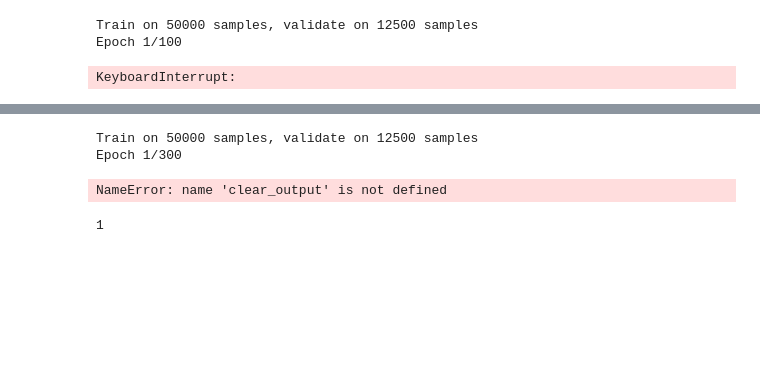
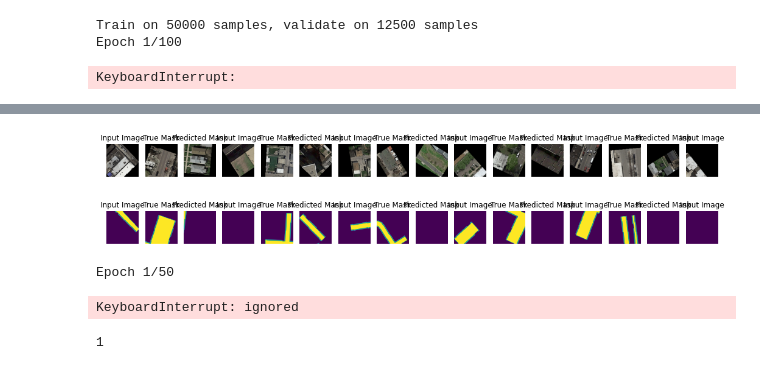
Before and after one commit to matejsladek/CIL_street, a Jupyter notebook: code/patch_based/main.ipynb, the cells around one changed output, grey strips where cells are left out. Saved outputs shown, nothing was run; the diff lists cells and outputs as text; code cells hidden in the pictures; blank space fills up the shorter version.

```diff
--- a/code/patch_based/main.ipynb
+++ b/code/patch_based/main.ipynb
@@ -560,0 +587,25 @@ show_predictions()
+# %%
+data_gen_args = dict(
+  # brightness_range=[0.5,1.5],
+  rotation_range=180.,
+  width_shift_range=0.2,
+  height_shift_range=0.2,
+  # zoom_range=0.2,
+  fill_mode="constant",
+  cval=0,
+  horizontal_flip=True,
+  vertical_flip=True
+)
+data_gen_args2 = dict(
+  # brightness_range=[0.5,1.5],
+  rotation_range=180.,
+  width_shift_range=0.2,
+  height_shift_range=0.2,
+  # zoom_range=0.2,
+  fill_mode="constant",
+  cval=0,
+  horizontal_flip=True,
+  vertical_flip=True
+)
+image_datagen = ImageDataGenerator(**data_gen_args)
+mask_datagen = ImageDataGenerator(**data_gen_args)
@@ -561,3 +616,16 @@ show_predictions()
+# %%
+image_generator = image_datagen.flow(X_train, batch_size=16, seed=seed)
+mask_generator = mask_datagen.flow(y_train, batch_size=16, seed=seed)
+
+train_generator = zip(image_generator, mask_generator)
+# %%
+for X_batch, y_batch in train_generator:
+  display_sample(X_batch)
+  display_sample(y_batch)
+  break
+# %% [output]
+[figure, added]
+[figure, added]
 # %%
 class DisplayCallback(tf.keras.callbacks.Callback):
     def on_epoch_end(self, epoch, logs=None):
@@ -567,7 +635,7 @@ class DisplayCallback(tf.keras.callbacks.Callback):
 
 TRAINSET_SIZE = X_train.shape[0]
 VALSET_SIZE = X_test.shape[0]
-EPOCHS = 300
+EPOCHS = 50
 BATCH_SIZE = 16
 STEPS_PER_EPOCH = max(TRAINSET_SIZE // BATCH_SIZE, 1)
 VALIDATION_STEPS = max(VALSET_SIZE // BATCH_SIZE, 1)
@@ -583,20 +651,25 @@ callbacks = [
     # if no accuracy improvements we can stop the training directly
     # tf.keras.callbacks.EarlyStopping(patience=10, verbose=1),
     # to save checkpoints
-    tf.keras.callbacks.ModelCheckpoint('best_model_unet.h5', verbose=1, save_best_only=True, save_weights_only=True)
+    # tf.keras.callbacks.ModelCheckpoint('best_model_unet.h5', verbose=1, save_best_only=True, save_weights_only=True)
+    # tf.keras.callbacks.ModelCheckpoint('best_model_unet64crop.{epoch:03d}-{val_loss:.2f}-{val_accuracy:.2f}.h5', verbose=1, save_best_only=True, save_weights_only=True)
+    # tf.keras.callbacks.ModelCheckpoint('best_model_unet64crop_aug.{epoch:03d}-{val_loss:.2f}-{val_accuracy:.2f}.h5', verbose=1, save_best_only=True, save_weights_only=True)
+    tf.keras.callbacks.ModelCheckpoint('best_model_unet96crop_aug5.{epoch:03d}-{loss:.2f}-{val_loss:.2f}-{accuracy:.2f}-{val_accuracy:.2f}.h5', verbose=1, save_weights_only=True)
 ]
 
-model_history = model.fit(X_train,
-                          y_train,
+model_history = model.fit(
+                          # X_train,
+                          # y_train,
+                          train_generator,
                           # validation_split=0.1,
                           validation_data=(X_test, y_test),
                           epochs=EPOCHS,
                           batch_size=BATCH_SIZE,
+                          steps_per_epoch=STEPS_PER_EPOCH,
                           callbacks=callbacks)
 # %% [output]
-Train on 50000 samples, validate on 12500 samples
-Epoch 1/300
+Epoch 1/50
-NameError: name 'clear_output' is not defined
+KeyboardInterrupt: ignored
 # %%
 # model.save('my_model.h5')
 # %%
```
Also changed, not shown: parts of 41 cells of this notebook.
